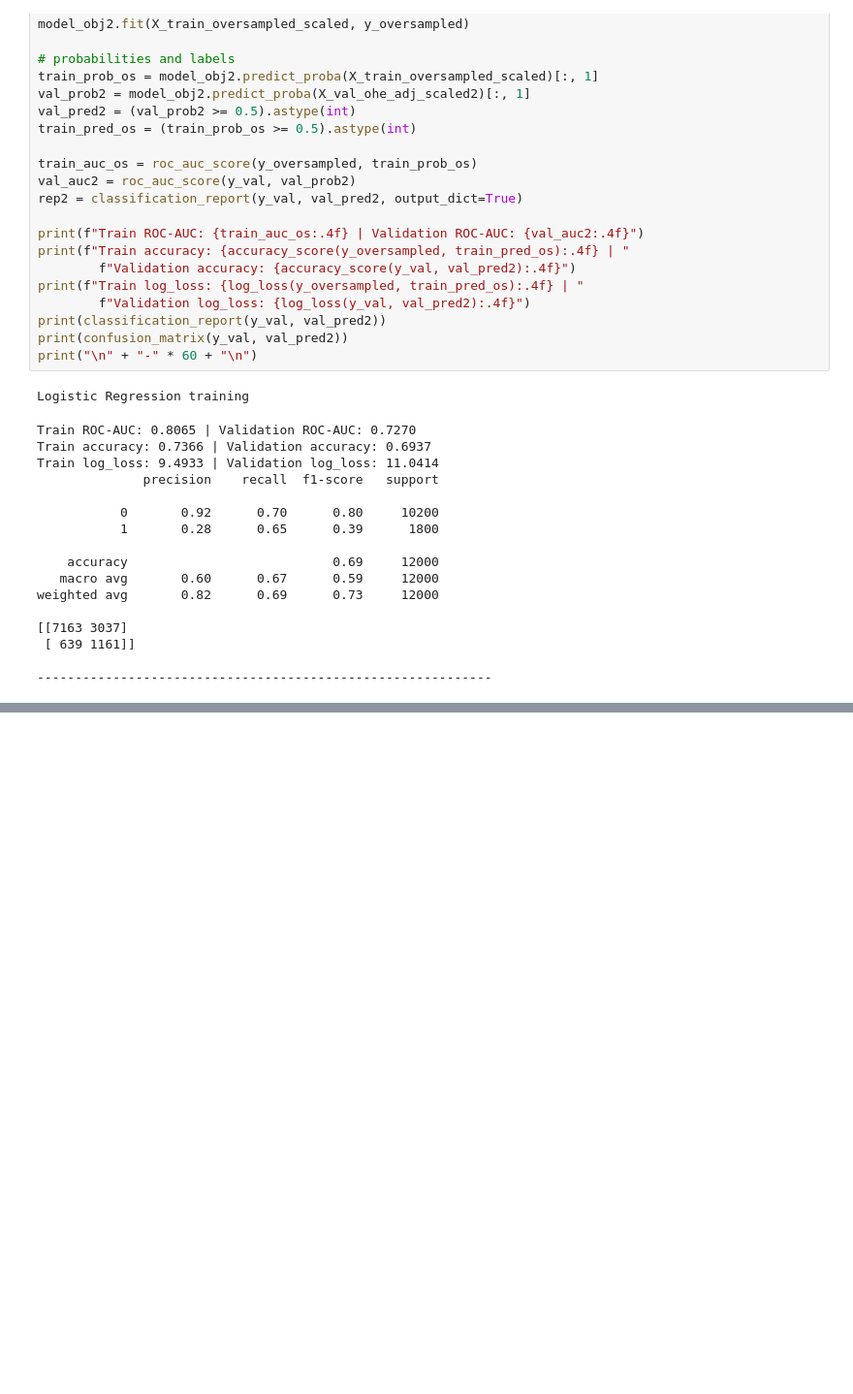
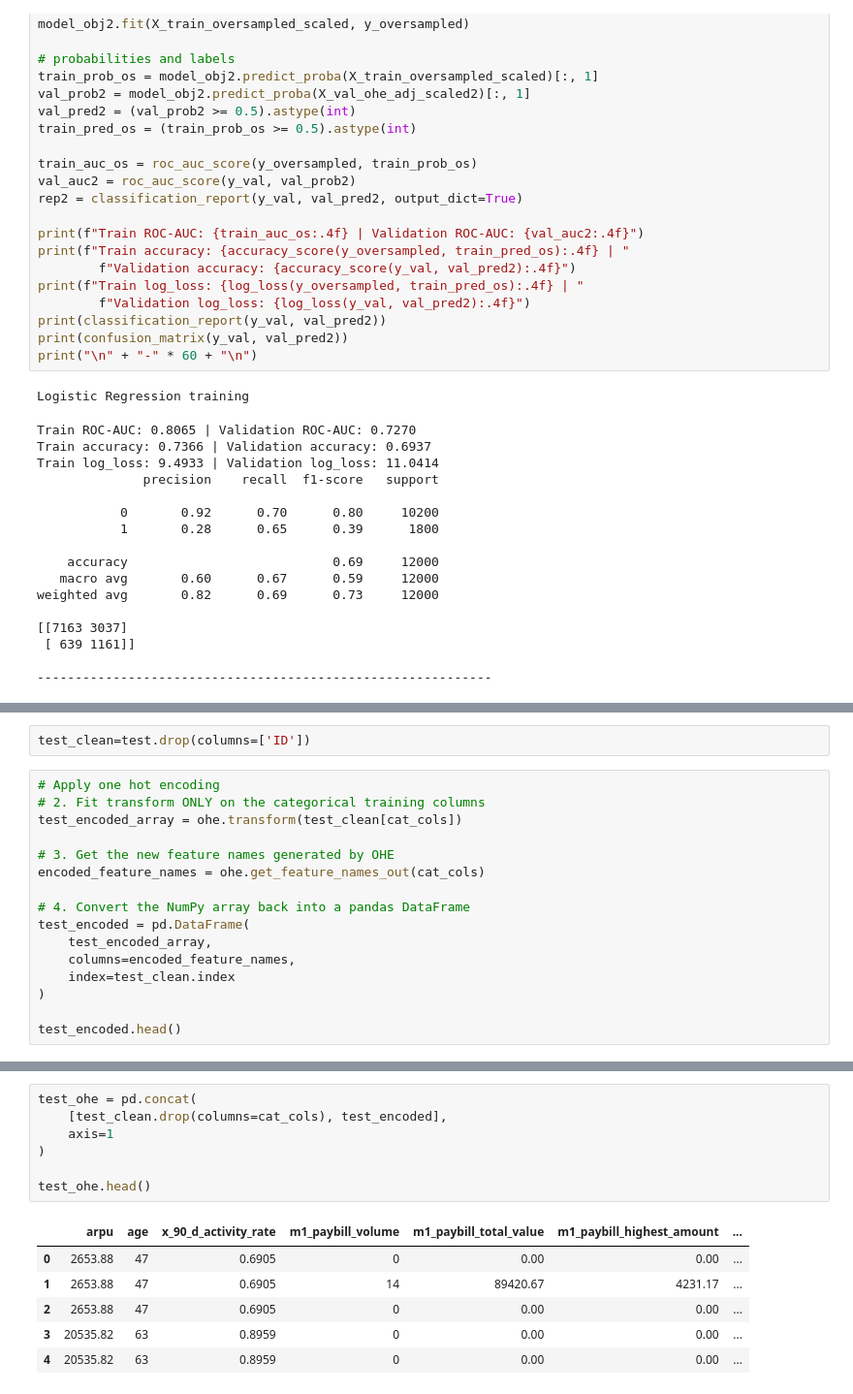
Before and after one commit to Udeani4/Financial_Stress_Prediction, a Jupyter notebook: LinearRegression.ipynb, the cells around one changed output, grey strips where cells are left out. Shown at 97% size. Drawn from its saved outputs; the diff is of its cells as text; blank space fills up the shorter version.

```diff
--- a/LinearRegression.ipynb
+++ b/LinearRegression.ipynb
@@ -662,0 +682,18 @@ The recall is balanced now but the ROC-AUC is not improved.
+# %%
+test_clean=test.drop(columns=['ID'])
+# %%
+# Apply one hot encoding
+# 2. Fit transform ONLY on the categorical training columns
+test_encoded_array = ohe.transform(test_clean[cat_cols])
+
+# 3. Get the new feature names generated by OHE
+encoded_feature_names = ohe.get_feature_names_out(cat_cols)
+
+# 4. Convert the NumPy array back into a pandas DataFrame
+test_encoded = pd.DataFrame(
+    test_encoded_array,
+    columns=encoded_feature_names,
+    index=test_clean.index
+)
+
+test_encoded.head()
@@ -662,0 +707,14 @@ The recall is balanced now but the ROC-AUC is not improved.
+# %%
+test_ohe = pd.concat(
+    [test_clean.drop(columns=cat_cols), test_encoded],
+    axis=1
+)
+
+test_ohe.head()
+# %% [output]
+|  | arpu | age | x_90_d_activity_rate | m1_paybill_volume | m1_paybill_total_value | m1_paybill_highest_amount | ... |
+| 0 | 2653.88 | 47 | 0.6905 | 0 | 0.00 | 0.00 | ... |
+| 1 | 2653.88 | 47 | 0.6905 | 14 | 89420.67 | 4231.17 | ... |
+| 2 | 2653.88 | 47 | 0.6905 | 0 | 0.00 | 0.00 | ... |
+| 3 | 20535.82 | 63 | 0.8959 | 0 | 0.00 | 0.00 | ... |
+| 4 | 20535.82 | 63 | 0.8959 | 0 | 0.00 | 0.00 | ... |
```
Also changed, not shown: parts of 17 cells of this notebook, 1 other file.
